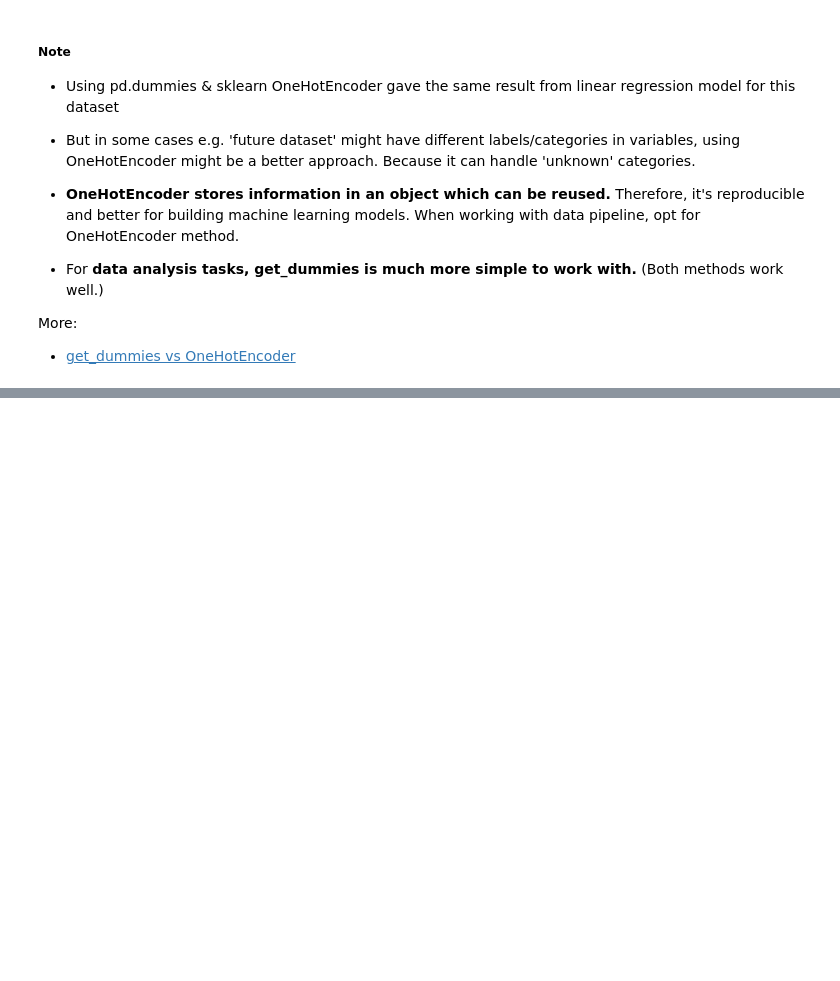
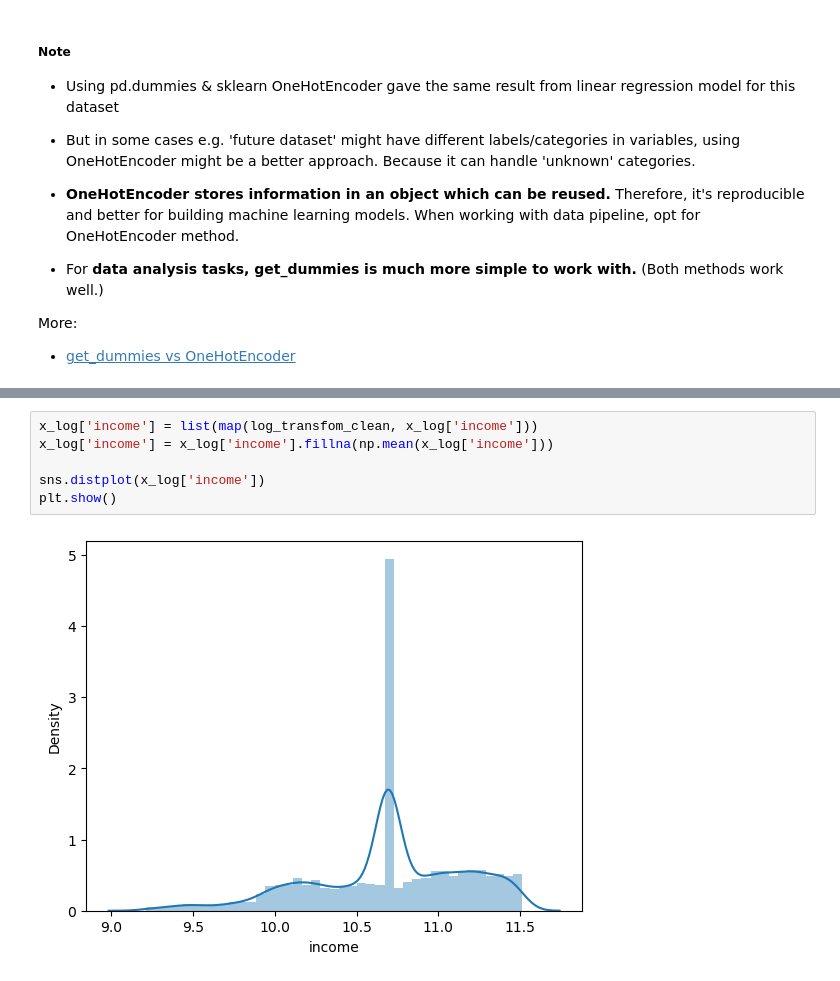
Before and after one commit to suphawadeeth/Data-Analytics-Ironhack, a Jupyter notebook: unit-1/week-3/lab-customer-analysis-round-7.ipynb, the cells around one changed output, grey strips where cells are left out. Saved outputs shown, nothing was run; the diff lists cells and outputs as text; blank space fills up the shorter version.

```diff
--- a/unit-1/week-3/lab-customer-analysis-round-7.ipynb
+++ b/unit-1/week-3/lab-customer-analysis-round-7.ipynb
@@ -925,0 +1046,8 @@ More:
+# %%
+x_log['income'] = list(map(log_transfom_clean, x_log['income']))
+x_log['income'] = x_log['income'].fillna(np.mean(x_log['income']))
+
+sns.distplot(x_log['income'])
+plt.show()
+# %% [output]
+[figure, added]
```
Also changed, not shown: parts of 18 cells of this notebook.
